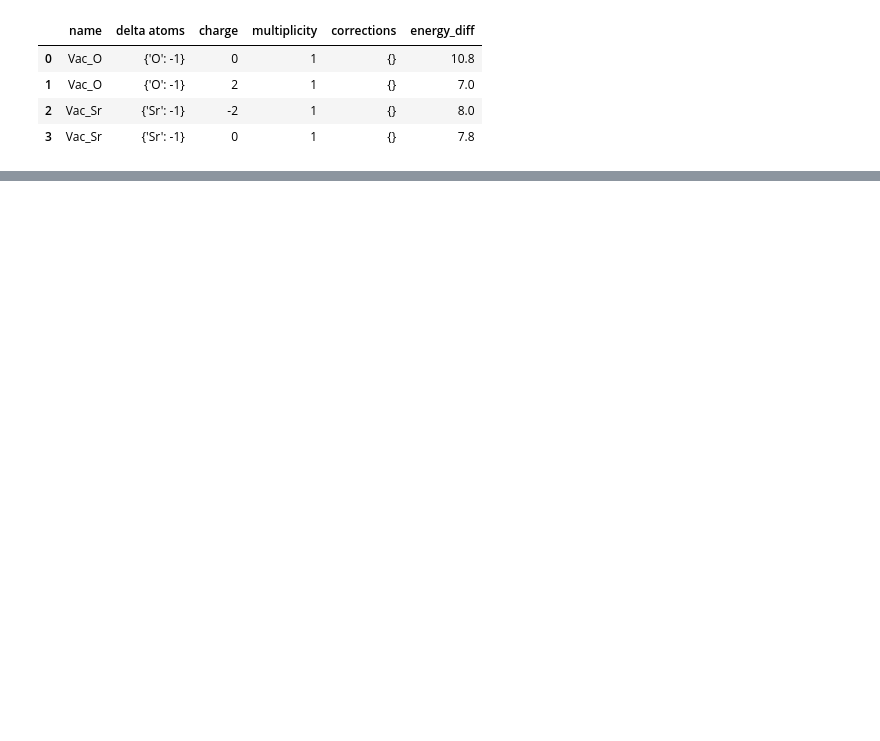
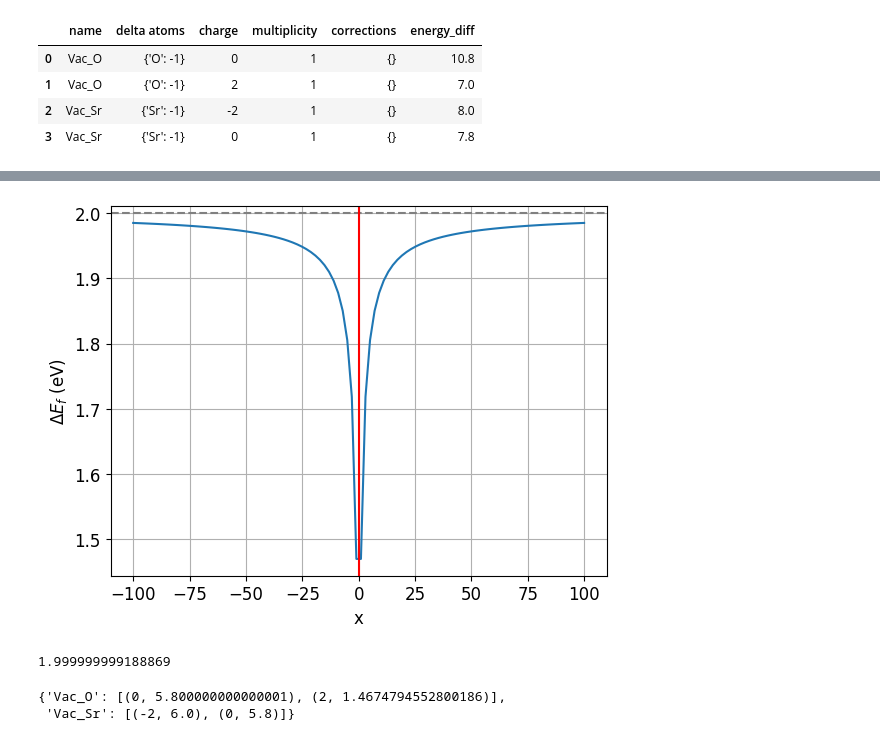
Before and after one commit to lorenzo-villa-hub/defermi, a Jupyter notebook: tutorials/interfaces.ipynb, the cells around one changed output, grey strips where cells are left out. Saved outputs shown, nothing was run; the diff lists cells and outputs as text; code cells hidden in the pictures; blank space fills up the shorter version.

```diff
--- a/tutorials/interfaces.ipynb
+++ b/tutorials/interfaces.ipynb
@@ -45,2 +63,50 @@ da.table(display=['energy_diff'])
 # %%
-def formation_energy_interface():
+def formation_energy_interface(
+                        entry,
+                        vbm=0,
+                        chemical_potentials=None,
+                        fermi_level=0,
+                        temperature=0,
+                        x=0):
+
+    formation_energy = (entry.energy_diff + entry.charge*(vbm+fermi_level) +
+                    sum([ entry.corrections[correction_type]  for correction_type in entry.corrections ])
+                    )
+
+    if chemical_potentials:
+        chempot_correction = -1 * sum([entry.delta_atoms[el]*chemical_potentials[el] for el in entry.delta_atoms])
+    else:
+        chempot_correction = 0
+    formation_energy += chempot_correction
+
+    const = 1
+    K = 1.1
+    shift = -(abs(x) + const)**(-1/K)
+    formation_energy += shift
+
+    return formation_energy
+
+import numpy as np
+import matplotlib.pyplot as plt
+
+X = np.linspace(-100,100,100)
+Y = [formation_energy_interface(entry,chemical_potentials=chempots,x=x) for x in X]
+plt.plot(X,Y)
+plt.axhline(y=eform_bulk,ls='--',color='grey')
+plt.axvline(x=0,color='red')
+plt.xlabel('x')
+plt.ylabel('$\\Delta E_f$ (eV)')
+plt.yscale('linear')
+plt.grid()
+# %% [output]
+[figure, added]
+# %%
+da.set_formation_energy_functions(function=formation_energy_interface,name='Vac_O',charge=2)
+entry.formation_energy(chemical_potentials=chempots,x=1e10)
+# %% [output]
+1.999999999188869
+# %%
+da.formation_energies(chempots,x=1)
+# %% [output]
+{'Vac_O': [(0, 5.800000000000001), (2, 1.4674794552800186)],
+ 'Vac_Sr': [(-2, 6.0), (0, 5.8)]}
```
Also changed, not shown: parts of 6 cells of this notebook, 1 other file.
